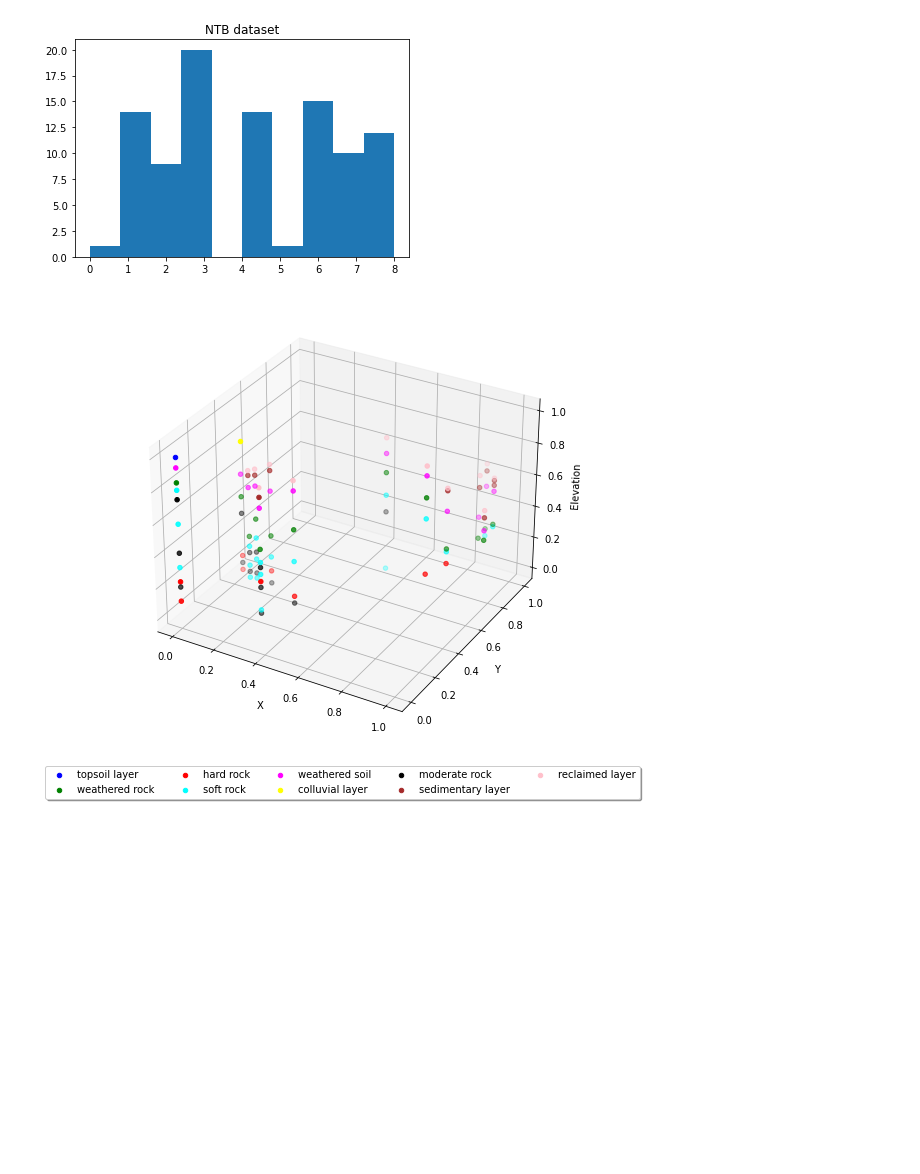
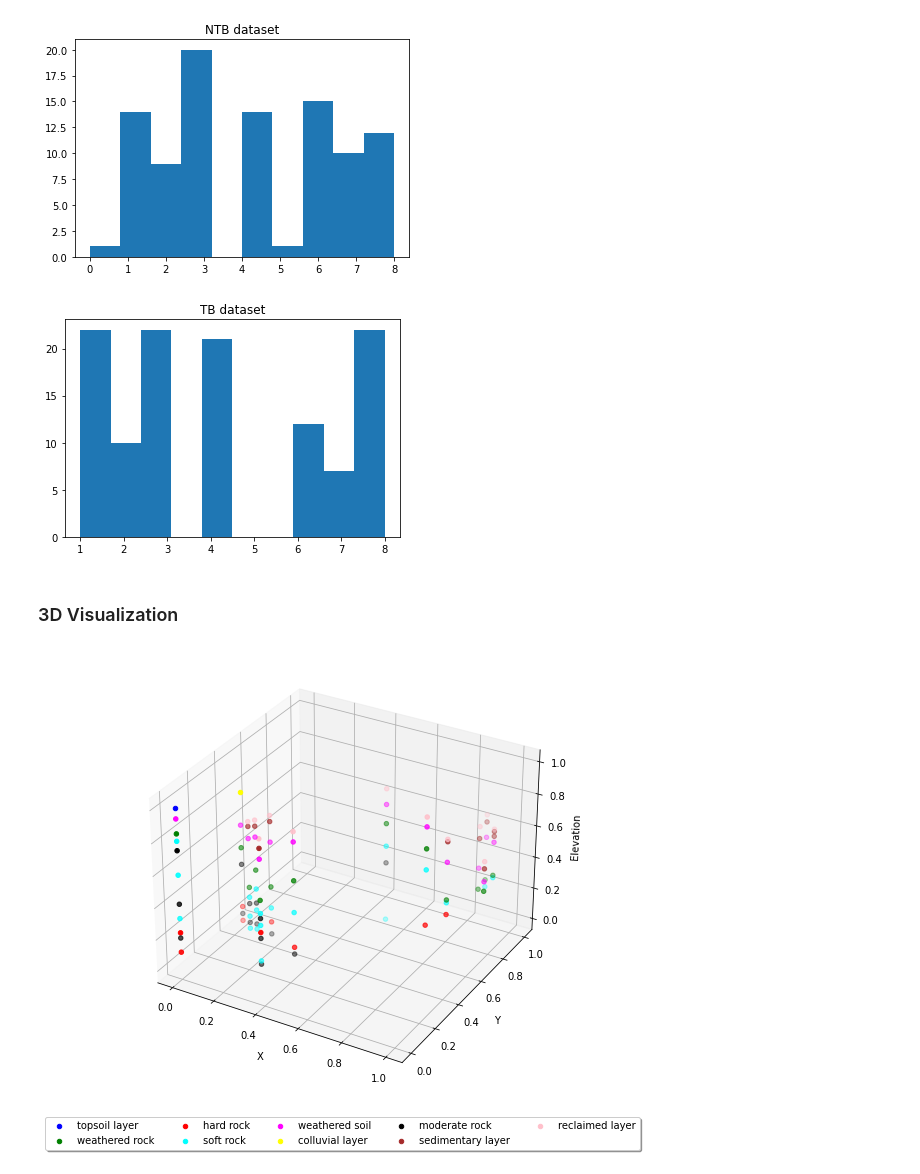
Before and after one commit to daitranskku/soil_properties, a Jupyter notebook: EDA.ipynb, the cells around one changed output. Saved outputs shown, nothing was run; the diff lists cells and outputs as text; code cells hidden in the pictures; blank space fills up the shorter version.

```diff
--- a/EDA.ipynb
+++ b/EDA.ipynb
@@ -120,6 +134,12 @@ plt.title('NTB dataset')
 plt.show()
 # %% [output]
 [figure]
+# %%
+plt.hist(y_train_tb)
+plt.title('TB dataset')
+plt.show()
+# %% [output]
+[figure, added]
 # %%
 # https://scikit-learn.org/stable/modules/preprocessing.html
 # Minmax scaler
@@ -137,6 +157,8 @@ for k, v in assign_num_list.items():
     labels[v] = k
 # %%
 label_colours = ['blue', 'green', 'red', 'cyan', 'magenta', 'yellow', 'black', 'brown', 'pink']
+# %% [markdown]
+### 3D Visualization
 # %%
 def plot_data(x, y, labels, colours):
     fig = plt.figure(figsize=(8, 8))
```
Also changed, not shown: parts of 3 cells of this notebook, 1 other file.
